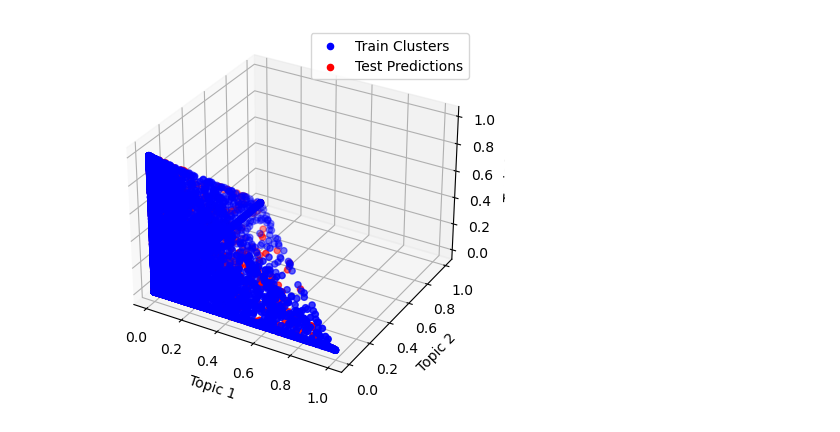
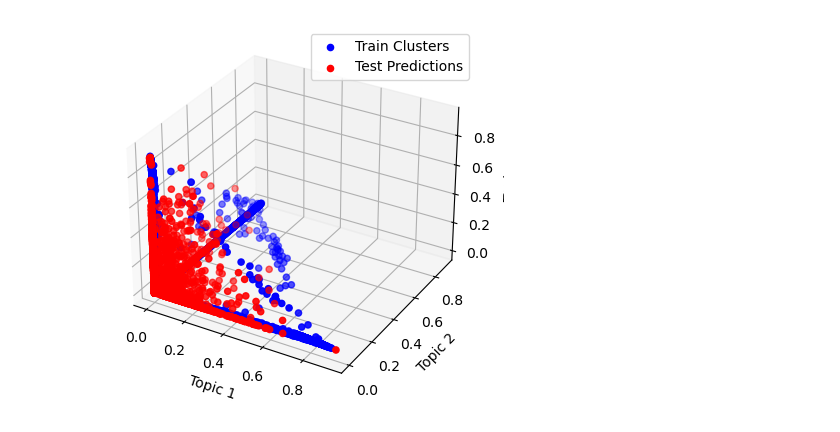
Before and after one commit to Lio-S/Formation_Simplon, a Jupyter notebook: Exo/S05 ML, Clustering/2023.10.13/Traitement NLP et LDA.ipynb, the cells around one changed output. Saved outputs shown, nothing was run; the diff lists cells and outputs as text; code cells hidden in the pictures.

```diff
--- a/Exo/S05 ML, Clustering/2023.10.13/Traitement NLP et LDA.ipynb
+++ b/Exo/S05 ML, Clustering/2023.10.13/Traitement NLP et LDA.ipynb
@@ -15 +16,12 @@ from sklearn.cluster import KMeans
+# %%
+# Charger le jeu de données 20newsgroups
+data = fetch_20newsgroups()
+
+# Diviser le jeu de données en ensembles d'entraînement et de test
+X_train, X_test = train_test_split(data.data, test_size=0.2, random_state=42)
+
+# Créer une représentation vectorielle des documents
+vectorizer = CountVectorizer(max_features=1000, max_df=0.5, min_df=2, stop_words='english')
+X_train_vectorized = vectorizer.fit_transform(X_train)
+X_test_vectorized = vectorizer.transform(X_test)
 # %%
@@ -56,25 +99,25 @@ Outlier Percentage: 0.009549071618037135
 # %%
 # Visualiser les clusters d'entraînement et les prédictions sur les données de test en 3D Statique
 fig = plt.figure()
 ax = fig.add_subplot(111, projection='3d')
 
 # Coordonnées des sujets d'entraînement
-train_x = train_topic_assignments[:, 0]
-train_y = train_topic_assignments[:, 1]
-train_z = train_topic_assignments[:, 2]
+train_x = train_topic_assignments_lda[:, 0]
+train_y = train_topic_assignments_lda[:, 1]
+train_z = train_topic_assignments_lda[:, 2]
 ax.scatter(train_x, train_y, train_z, c='blue', label='Train Clusters')
 
 # Coordonnées des sujets de test
-test_x = test_topic_assignments[:, 0]
-test_y = test_topic_assignments[:, 1]
-test_z = test_topic_assignments[:, 2]
+test_x = test_topic_assignments_lda[:, 0]
+test_y = test_topic_assignments_lda[:, 1]
+test_z = test_topic_assignments_lda[:, 2]
 ax.scatter(test_x, test_y, test_z, c='red', label='Test Predictions')
 
 ax.set_xlabel('Topic 1')
 ax.set_ylabel('Topic 2')
 ax.set_zlabel('Topic 3')
 ax.legend()
 
 plt.show()
 # %% [output]
-[figure, old version]
+[figure, new version]
```
Also changed, not shown: parts of 7 cells of this notebook, 1 other file.
